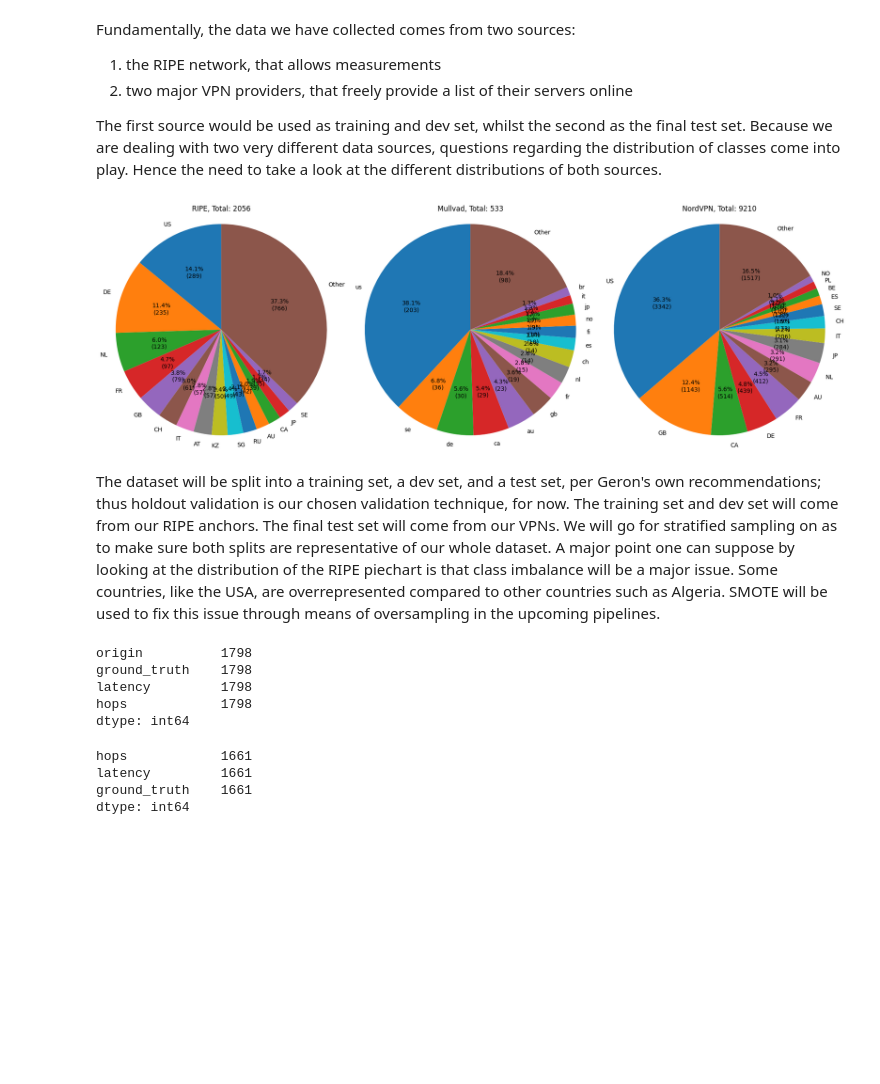
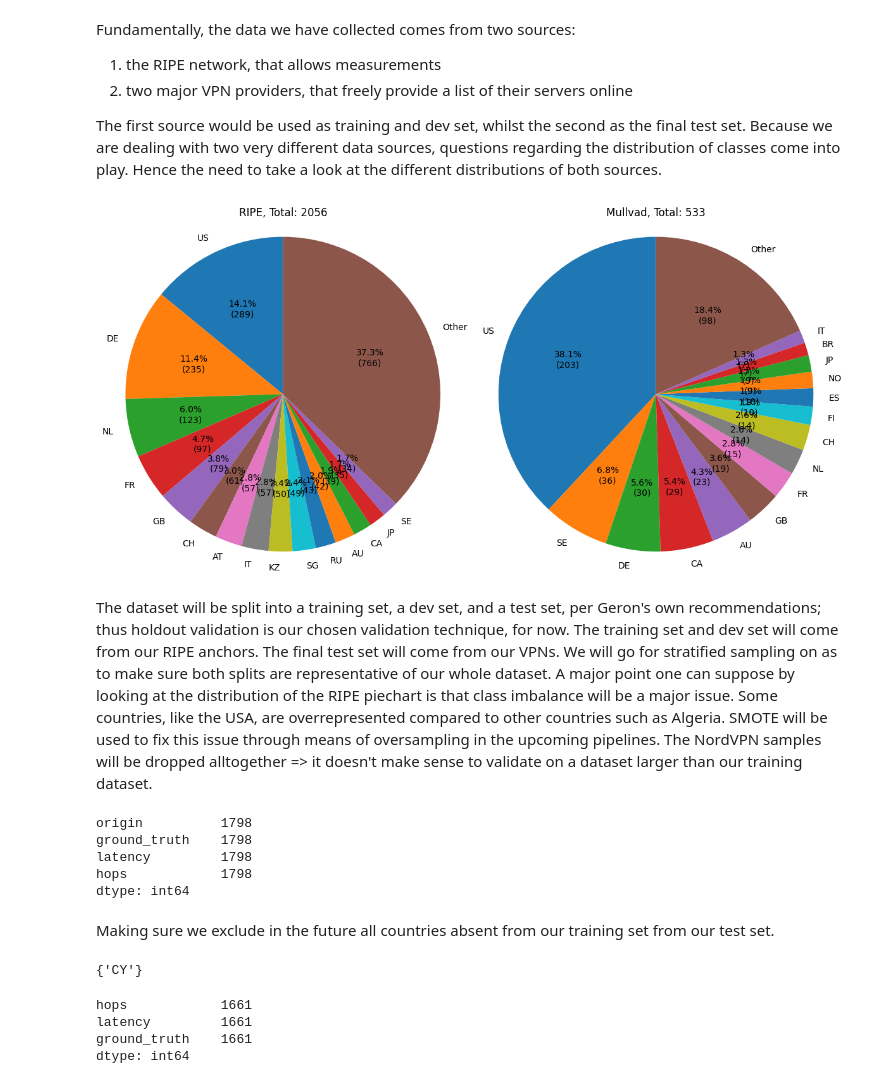
Before and after one commit to rtafurthgarcia/COM763-Assignment, a Jupyter notebook: preparation.ipynb, the cells around one changed output. Drawn from its saved outputs; the diff is of its cells as text; code cells hidden in the pictures; blank space fills up the shorter version.

Commit message:
Simplified how the dataset was meant to be imported. Added a few diagrams. Simplified some processing.

```diff
--- a/preparation.ipynb
+++ b/preparation.ipynb
@@ -7,7 +7,7 @@ from pathlib import Path
 import pandas as pd
 
 measurements = pd.read_csv(
-    Path("output.3.csv"),
+    Path("raw_output.csv"),
     skip_blank_lines=True,
     header=0)
 
@@ -35,5 +19,7 @@ memory usage: 921.9 KB
 # %%
 measurements.drop(columns=["count", "ip_v4", "ip_v6", "guess", "date_time", "id"], inplace=True)
+
+measurements = measurements[measurements.origin != "NordVPN"]
 # %% [markdown]
 There appear to be many outliers. This means we will have to avoid standardising our dataset, as this might destroy the properties of our features. Indeed, this simply means the measurements' distribution is non gaussian and normalisation is a better alternative. Furthermore, there is a clear left tail on both the latency and the number of hops.
 # %%
@@ -76,21 +71,9 @@ counts.head(30)
 # %%
-from pandas import DataFrame
 from sklearn.compose import ColumnTransformer
 import sklearn
 from sklearn.preprocessing import FunctionTransformer
 
-# to render all estimators as interactive diagrams
-sklearn.set_config(display="diagram")
-
-def upper_series(X):
-    # X is a DataFrame with one column
-    return X.iloc[:,0].str.upper().to_frame()
-
-nb_preprocessing = ColumnTransformer([
-    ("upperisation", FunctionTransformer(upper_series), ["ground_truth"])
-], remainder='passthrough')
-
-measurements.values[:] = nb_preprocessing.fit_transform(measurements)
+measurements['ground_truth'] = measurements['ground_truth'].str.upper()
 
 counts = measurements.groupby(['origin', 'ground_truth']).size().reset_index(name='count')
 counts.sort_values('count', ascending=False, inplace=True)
@@ -121,34 +104,35 @@ Because we are dealing with two very different data sources, questions regarding
 # %%
 # Separate each origins
 origins = measurements['origin'].unique()
-fig, axes = plt.subplots(1, 3, figsize=(18,6))
+fig, axes = plt.subplots(1, 2, figsize=(12,6))
 
 def cust_format(x):
     return '{:.1f}%\n({:.0f})'.format(x, origin_counts["count"].sum()*x/100)
 
 for ax, origin in zip(axes, origins):
     origin_counts = counts[counts['origin'] == origin].copy()
 
     top = origin_counts.iloc[:15]
     other_sum = origin_counts.iloc[15:]['count'].sum()
 
 
     sizes = list(top['count']) + ([other_sum] if other_sum > 0 else [])
     labels = list(top['ground_truth']) + (['Other'] if other_sum > 0 else [])
 
     ax.pie(sizes, labels=labels, autopct=cust_format, startangle=90)
 
     ax.set_title(f"{origin}, Total: {origin_counts["count"].sum()}")
     ax.axis('equal')
 
 
 plt.tight_layout()
 plt.show()
 # %% [output]
-[figure, old version]
+[figure, new version]
 # %% [markdown]
 The dataset will be split into a training set, a dev set, and a test set, per Geron's own recommendations; thus holdout validation is our chosen validation technique, for now. The training set and dev set will come from our RIPE anchors. The final test set will come from our VPNs. We will go for stratified sampling on as to make sure both splits are representative of our whole dataset.
 A major point one can suppose by looking at the distribution of the RIPE piechart is that class imbalance will be a major issue. Some countries, like the USA, are overrepresented compared to other countries such as Algeria. SMOTE will be used to fix this issue through means of oversampling in the upcoming pipelines.
+The NordVPN samples will be dropped alltogether => it doesn't make sense to validate on a dataset larger than our training dataset.
 # %%
 from sklearn.model_selection import train_test_split
 from imblearn.over_sampling import SMOTE
@@ -171,6 +153,15 @@ ground_truth    1798
 latency         1798
 hops            1798
 dtype: int64
+# %% [markdown]
+Making sure we exclude in the future all countries absent from our training set from our test set.
+# %%
+set_ripe = set(grouped.get_group("RIPE")['ground_truth'].unique())
+set_mullvad = set(grouped.get_group("Mullvad")['ground_truth'].unique())
+
+set_mullvad - set_ripe
+# %% [output]
+{'CY'}
 # %%
 # test size -> 0.2 means 20%
 # the stratification is essential as it means the distribution of classes is identical
```
Also changed, not shown: parts of 6 cells of this notebook, 3 other files.
